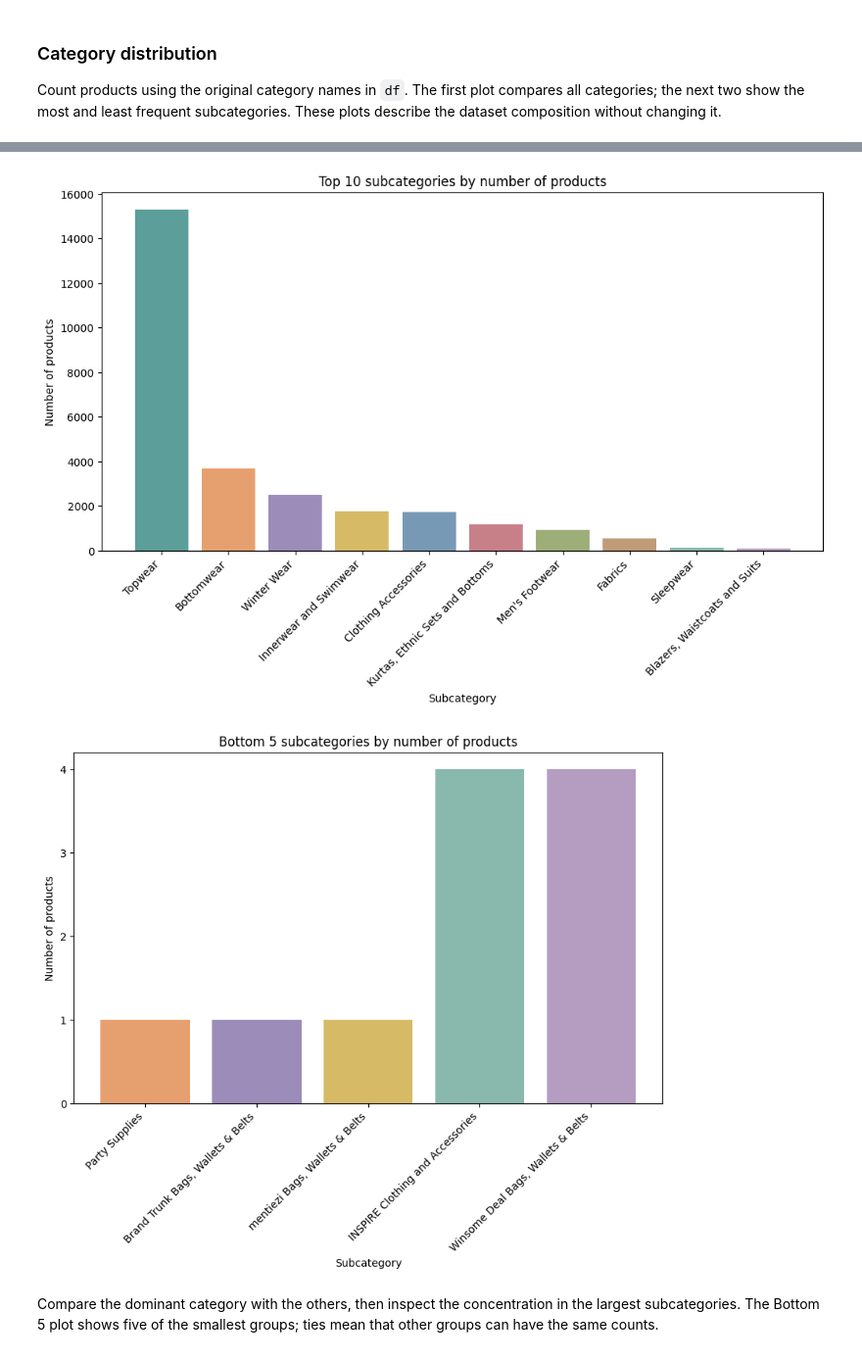
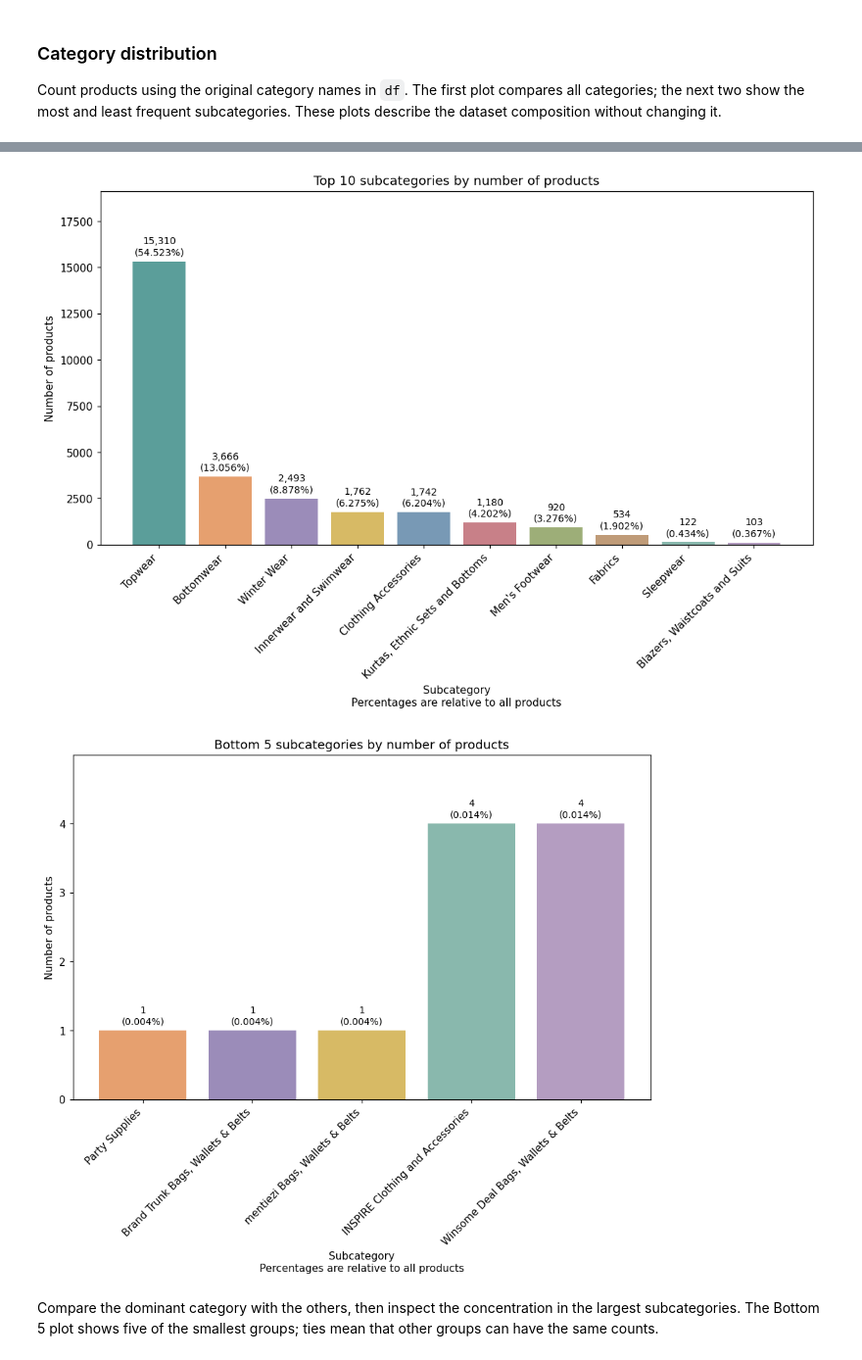
Before and after one commit to froggyalchemist/irwa-search-engine, a Jupyter notebook: project_progress/part_1/preprocessing.ipynb, the cells around one changed output, grey strips where cells are left out. Shown at 98% size. Drawn from its saved outputs; the diff is of its cells as text; code cells hidden in the pictures.

```diff
--- a/project_progress/part_1/preprocessing.ipynb
+++ b/project_progress/part_1/preprocessing.ipynb
@@ -285,32 +285,46 @@ subcategory_palette = ["#5B9E9A", "#E6A06F", "#9B8CB9", "#D7BA65",
                        "#89B8AD", "#B49DC1"]
 subcategory_colors = {name: subcategory_palette[i % len(subcategory_palette)]
                       for i, name in enumerate(subcategory_counts.index)}
-plt.bar(top_subcategories.index, top_subcategories.values,
+bars = plt.bar(top_subcategories.index, top_subcategories.values,
         color=[subcategory_colors[name] for name in top_subcategories.index])
+plt.bar_label(
+    bars,
+    labels=[f"{n:,}\n({n / len(df):.3%})" for n in top_subcategories.values],
+    padding=4,
+    fontsize=9
+)
+plt.ylim(0, top_subcategories.max() * 1.25)
 plt.title("Top 10 subcategories by number of products")
-plt.xlabel("Subcategory")
+plt.xlabel("Subcategory\nPercentages are relative to all products")
 plt.ylabel("Number of products")
 plt.xticks(rotation=45, ha="right")
 # plt.tight_layout()
 plt.show()
 # %% [output]
-[figure, old version]
+[figure, new version]
 # %%
 # Select five of the least frequent subcategories; counts may be tied.
 bottom_subcategories = subcategory_counts.nsmallest(5)
 
 plt.figure(figsize=(10, 6))
-plt.bar(bottom_subcategories.index, bottom_subcategories.values,
+bars = plt.bar(bottom_subcategories.index, bottom_subcategories.values,
         color=[subcategory_colors[name] for name in bottom_subcategories.index])
+plt.bar_label(
+    bars,
+    labels=[f"{n:,}\n({n / len(df):.3%})" for n in bottom_subcategories.values],
+    padding=4,
+    fontsize=9
+)
+plt.ylim(0, bottom_subcategories.max() * 1.25)
 plt.title("Bottom 5 subcategories by number of products")
-plt.xlabel("Subcategory")
+plt.xlabel("Subcategory\nPercentages are relative to all products")
 plt.ylabel("Number of products")
 plt.yticks(range(int(bottom_subcategories.max()) + 1))
 plt.xticks(rotation=45, ha="right")
 # plt.tight_layout()
 plt.show()
 # %% [output]
-[figure, old version]
+[figure, new version]
 # %% [markdown]
 Compare the dominant category with the others, then inspect the concentration in the largest subcategories. The Bottom 5 plot shows five of the smallest groups; ties mean that other groups can have the same counts.
 # %% [markdown]
```
Also changed, not shown: parts of 1 cell of this notebook.
